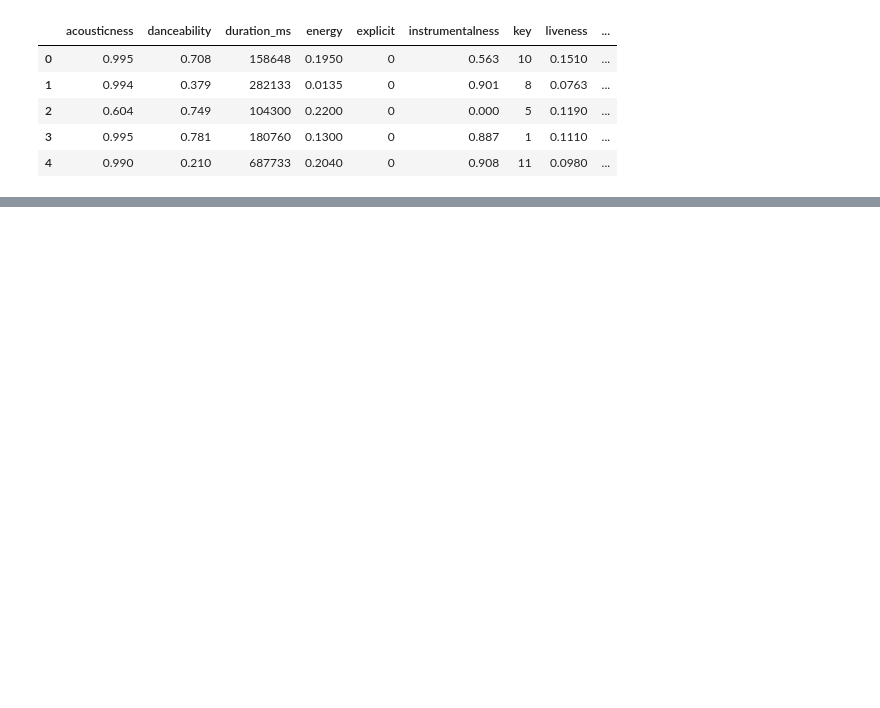
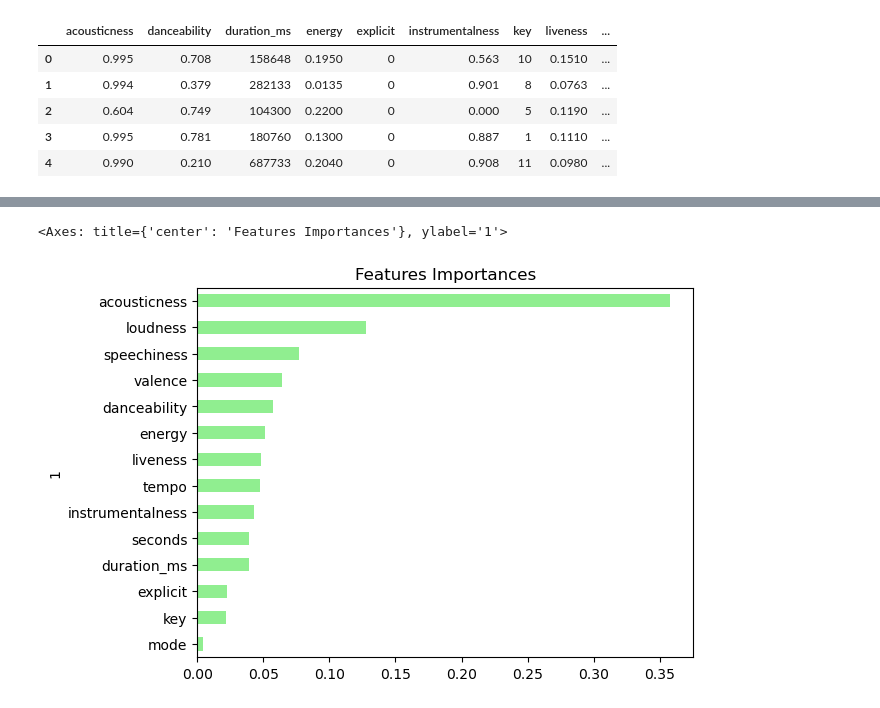
Before and after one commit to jossharlequin/spotify-popularity-project, a Jupyter notebook: spotify_predictions_random_forrest.ipynb, the cells around one changed output, grey strips where cells are left out. Cells and saved outputs as stored; diff of their text form; code cells hidden in the pictures; blank space fills up the shorter version.

```diff
--- a/spotify_predictions_random_forrest.ipynb
+++ b/spotify_predictions_random_forrest.ipynb
@@ -35,7 +35,9 @@ spotify_df.head()
 # %%
 # Binning the target variable into groups of 5 for improved model accuracy
 bins = [-1,20,40,60,80,100]
-labels = (0,.2,.4,.6,.8)
+labels = (0,2,4,6,8)
 spotify_df['popularity'] = pd.cut(spotify_df['popularity'], bins=bins, labels=labels)
-spotify_df.info()
+
+column_names = spotify_df.columns.tolist()
+print("Column names:", column_names)
 # %% [output]
@@ -82,0 +113,6 @@ predictions = rf_model.predict(X_test_scaled)
+# %%
+# Calculating feature importance
+importances = rf_model.feature_importances_
+# Sorting features by importance
+feature_names = ['acousticness', 'danceability', 'duration_ms', 'energy', 'explicit', 'instrumentalness', 'key', 'liveness', 'loudness', 'mode', 'speechiness', 'tempo', 'valence', 'seconds']
+sorted(zip(rf_model.feature_importances_, feature_names), reverse=True)
@@ -82,0 +134,11 @@ predictions = rf_model.predict(X_test_scaled)
+# %%
+# Visualizing the features by importance
+importances_df = pd.DataFrame(sorted(zip(rf_model.feature_importances_, feature_names), reverse=True))
+importances_df.set_index(importances_df[1], inplace=True)
+importances_df.drop(columns=1, inplace=True)
+importances_df.rename(columns={0: "Feature Importances"}, inplace=True)
+importances_sorted = importances_df.sort_values(by='Feature Importances')
+importances_sorted.plot(kind='barh', color='lightgreen', title= "Features Importances", legend=False)
+# %% [output]
+<Axes: title={'center': 'Features Importances'}, ylabel='1'>
+[figure, added]
```
Also changed, not shown: parts of 6 cells of this notebook, 1 other file.
